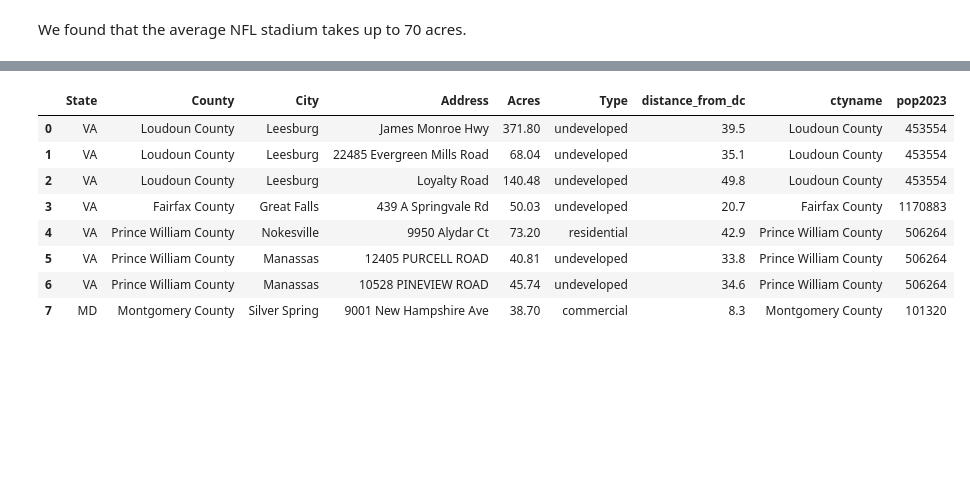
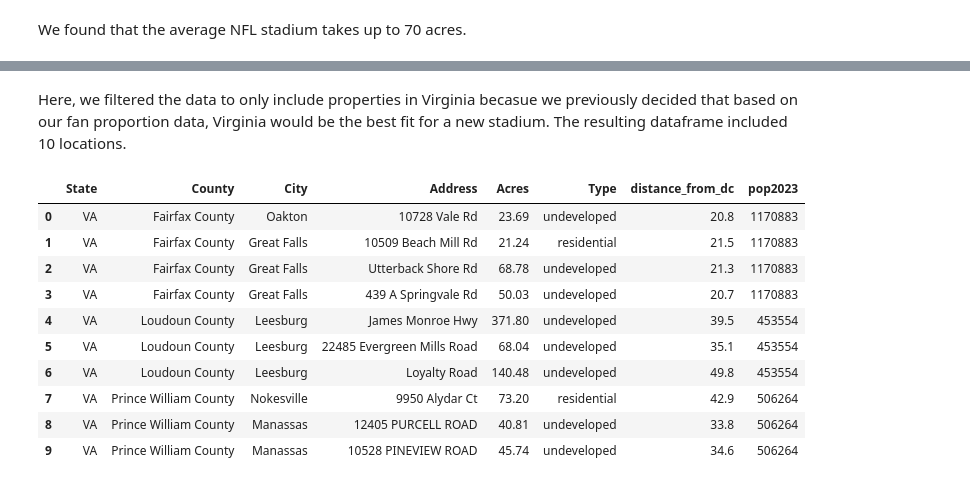
Before and after one commit to shamswardak/INST447-Final-Project, a Jupyter notebook: final_report.ipynb, the cells around one changed output, grey strips where cells are left out. Drawn from its saved outputs; the diff is of its cells as text; code cells hidden in the pictures; blank space fills up the shorter version.

```diff
--- a/final_report.ipynb
+++ b/final_report.ipynb
@@ -237,0 +238,4 @@ land_va_df =
+# %%
+#Since we found that Virginia would be the best state to build the stadium, lets only include sites in Virginia
+land_va_df = land_df.loc[land_df['State'] == "VA"]
+land_va_df
@@ -238,13 +254,19 @@ land_va_df =
+# %% [markdown]
+Here, we filtered the data to only include properties in Virginia becasue we previously decided that based on our fan proportion data, Virginia would be the best fit for a new stadium. The resulting dataframe included 10 locations.
 # %%
-merged_df = pd.merge(land_df, vacounty_df[['ctyname', 'pop2023']], left_on='County', right_on='ctyname')
+#Merge the land dataframe with the county dataframe to list the population
+merged_df = pd.merge(land_va_df, vacounty_df[['ctyname', 'pop2023']], left_on='County', right_on='ctyname')
+merged_df.drop('ctyname', axis=1, inplace=True)
 merged_df
 # %% [output]
-|  | State | County | City | Address | Acres | Type | distance_from_dc | ctyname | pop2023 |
-| 0 | VA | Loudoun County | Leesburg | James Monroe Hwy | 371.80 | undeveloped | 39.5 | Loudoun County | 453554 |
-| 1 | VA | Loudoun County | Leesburg | 22485 Evergreen Mills Road | 68.04 | undeveloped | 35.1 | Loudoun County | 453554 |
-| 2 | VA | Loudoun County | Leesburg | Loyalty Road | 140.48 | undeveloped | 49.8 | Loudoun County | 453554 |
-| 3 | VA | Fairfax County | Great Falls | 439 A Springvale Rd | 50.03 | undeveloped | 20.7 | Fairfax County | 1170883 |
-| 4 | VA | Prince William County | Nokesville | 9950 Alydar Ct | 73.20 | residential | 42.9 | Prince William County | 506264 |
-| 5 | VA | Prince William County | Manassas | 12405 PURCELL ROAD | 40.81 | undeveloped | 33.8 | Prince William County | 506264 |
-| 6 | VA | Prince William County | Manassas | 10528 PINEVIEW ROAD | 45.74 | undeveloped | 34.6 | Prince William County | 506264 |
-| 7 | MD | Montgomery County | Silver Spring | 9001 New Hampshire Ave | 38.70 | commercial | 8.3 | Montgomery County | 101320 |
+|  | State | County | City | Address | Acres | Type | distance_from_dc | pop2023 |
+| 0 | VA | Fairfax County | Oakton | 10728 Vale Rd | 23.69 | undeveloped | 20.8 | 1170883 |
+| 1 | VA | Fairfax County | Great Falls | 10509 Beach Mill Rd | 21.24 | residential | 21.5 | 1170883 |
+| 2 | VA | Fairfax County | Great Falls | Utterback Shore Rd | 68.78 | undeveloped | 21.3 | 1170883 |
+| 3 | VA | Fairfax County | Great Falls | 439 A Springvale Rd | 50.03 | undeveloped | 20.7 | 1170883 |
+| 4 | VA | Loudoun County | Leesburg | James Monroe Hwy | 371.80 | undeveloped | 39.5 | 453554 |
+| 5 | VA | Loudoun County | Leesburg | 22485 Evergreen Mills Road | 68.04 | undeveloped | 35.1 | 453554 |
+| 6 | VA | Loudoun County | Leesburg | Loyalty Road | 140.48 | undeveloped | 49.8 | 453554 |
+| 7 | VA | Prince William County | Nokesville | 9950 Alydar Ct | 73.20 | residential | 42.9 | 506264 |
+| 8 | VA | Prince William County | Manassas | 12405 PURCELL ROAD | 40.81 | undeveloped | 33.8 | 506264 |
+| 9 | VA | Prince William County | Manassas | 10528 PINEVIEW ROAD | 45.74 | undeveloped | 34.6 | 506264 |
```
Also changed, not shown: parts of 18 cells of this notebook.
